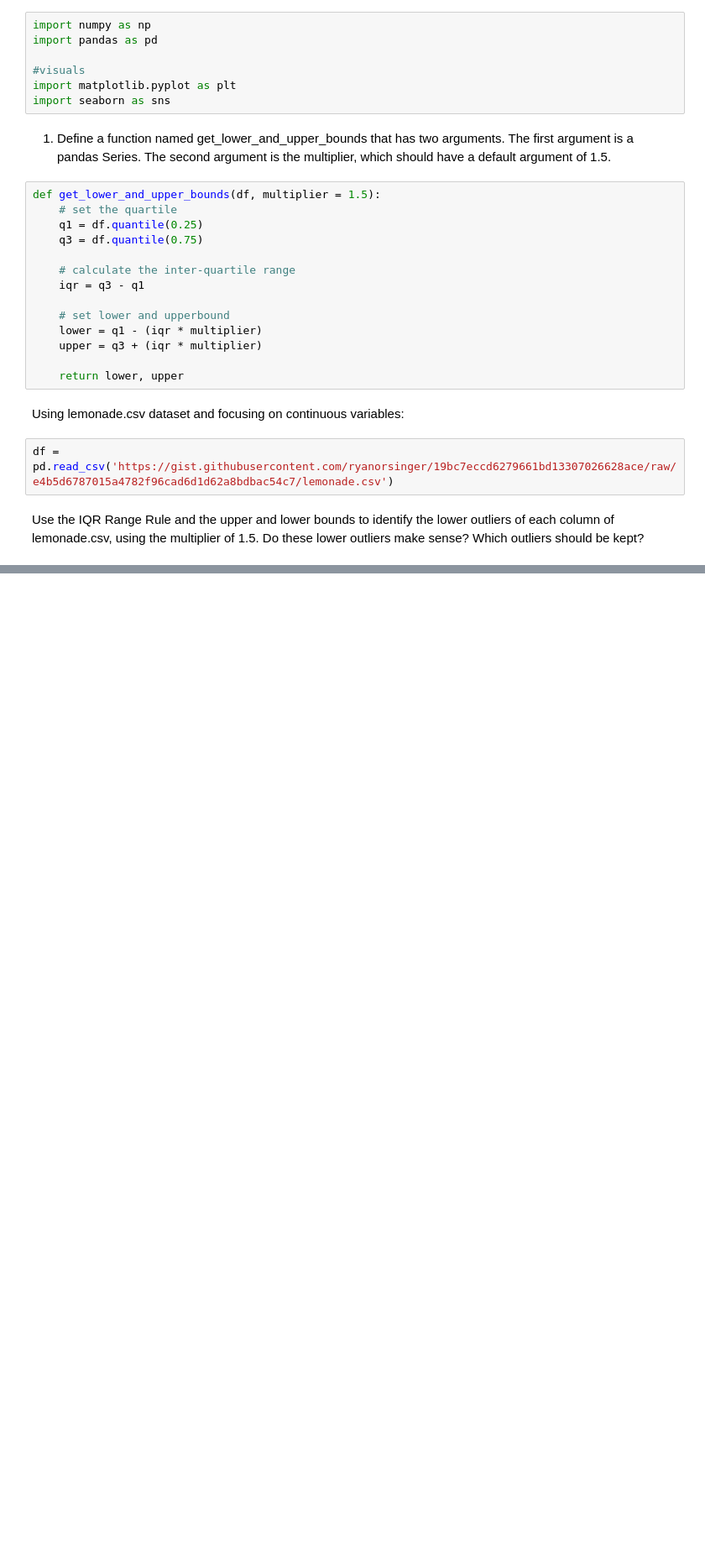
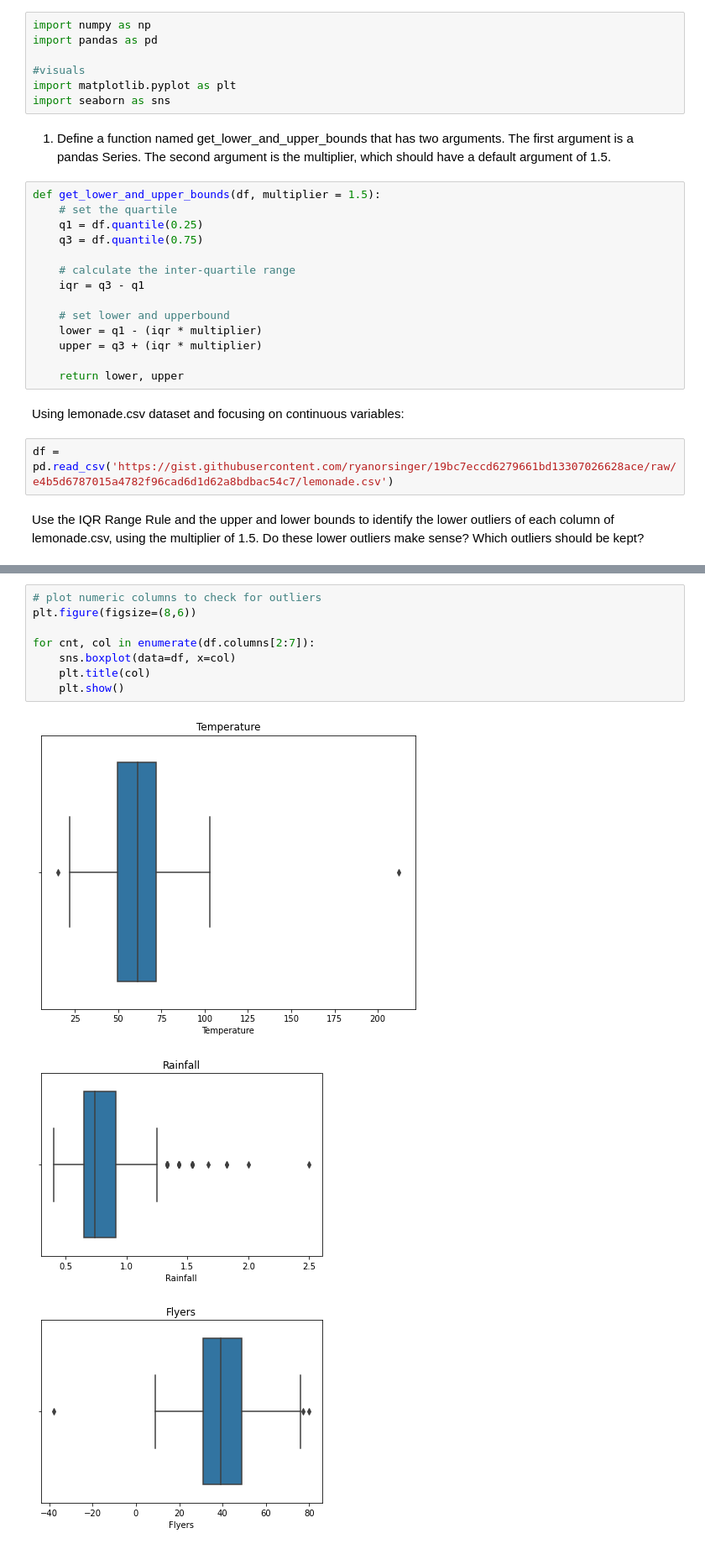
Before and after one commit to paigerackley/anomoly-detection-exercises, a Jupyter notebook: continuous_probabilistic_methods.ipynb, the cells around one changed output, grey strips where cells are left out. Shown: that part at 84% size. Drawn from its saved outputs; the diff is of its cells as text; blank space fills up the shorter version.

```diff
--- a/continuous_probabilistic_methods.ipynb
+++ b/continuous_probabilistic_methods.ipynb
@@ -29,0 +48,12 @@ Use the IQR Range Rule and the upper and lower bounds to identify the lower outl
+# %%
+# plot numeric columns to check for outliers
+plt.figure(figsize=(8,6))
+
+for cnt, col in enumerate(df.columns[2:7]):
+    sns.boxplot(data=df, x=col)
+    plt.title(col)
+    plt.show()
+# %% [output]
+[figure, added]
+[figure, added]
+[figure, added]
```
Also changed, not shown: parts of 30 cells of this notebook.
